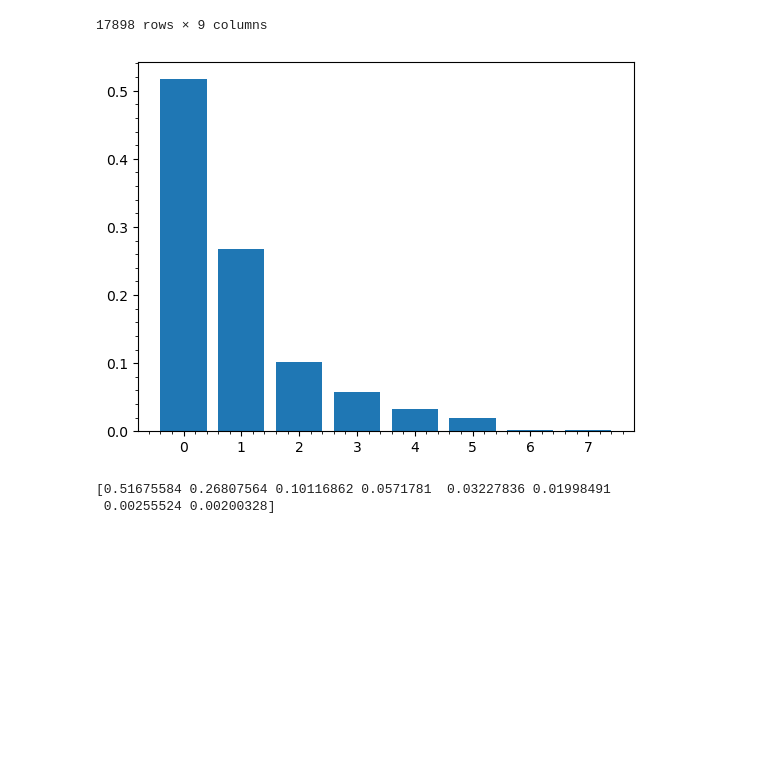
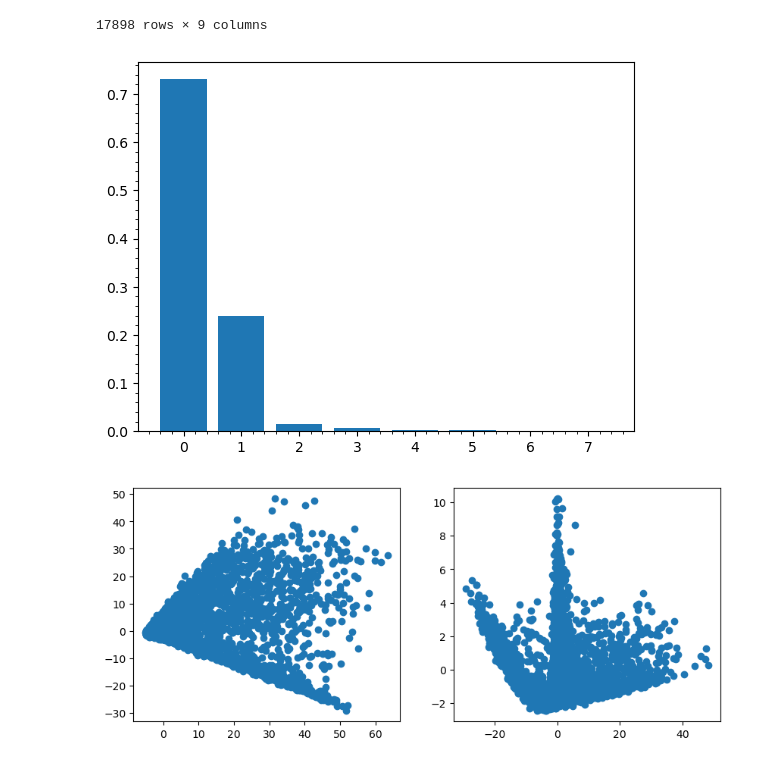
Before and after one commit to intellimath/mlgrad, a Jupyter notebook: examples/robust_pca_HTRU.ipynb, the cells around one changed output. Cells and saved outputs as stored; diff of their text form; code cells hidden in the pictures; blank space fills up the shorter version.

```diff
--- a/examples/robust_pca_HTRU.ipynb
+++ b/examples/robust_pca_HTRU.ipynb
@@ -34,10 +34,19 @@ from sklearn.preprocessing import scale
 # %%
-X = scale(X)
+X = robust_scale(X)
 # %%
 pca_sk = PCA()
 pca_sk.fit(X)
+U = pca_sk.transform(X)
 plt.bar(range(len(names)), pca_sk.explained_variance_ratio_)
 plt.minorticks_on()
 plt.show()
+
+plt.figure(figsize=(10,4))
+plt.subplot(1,2,1)
+plt.scatter(U[:,0], U[:,1])
+plt.subplot(1,2,2)
+plt.scatter(U[:,1], U[:,2])
+plt.show()
 # %% [output]
-[figure, old version]
+[figure, new version]
+[figure, added]
@@ -46,8 +52,0 @@ from numpy.linalg import eigvals
-# %%
-S = X.T @ X
-L = eigvals(S)
-L /= L.sum()
-print(L)
-# %% [output]
-[0.51675584 0.26807564 0.10116862 0.0571781  0.03227836 0.01998491
- 0.00255524 0.00200328]
```
Also changed, not shown: parts of 31 cells of this notebook, 50 other files.
